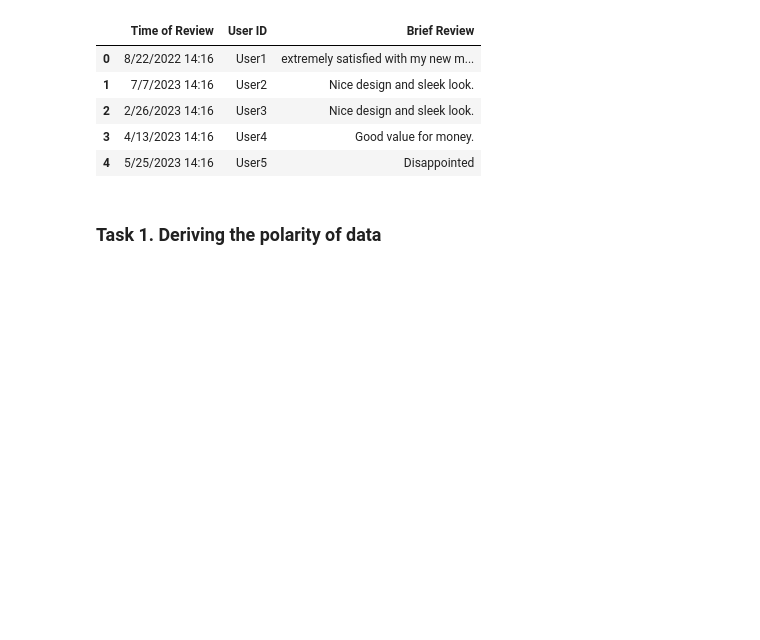
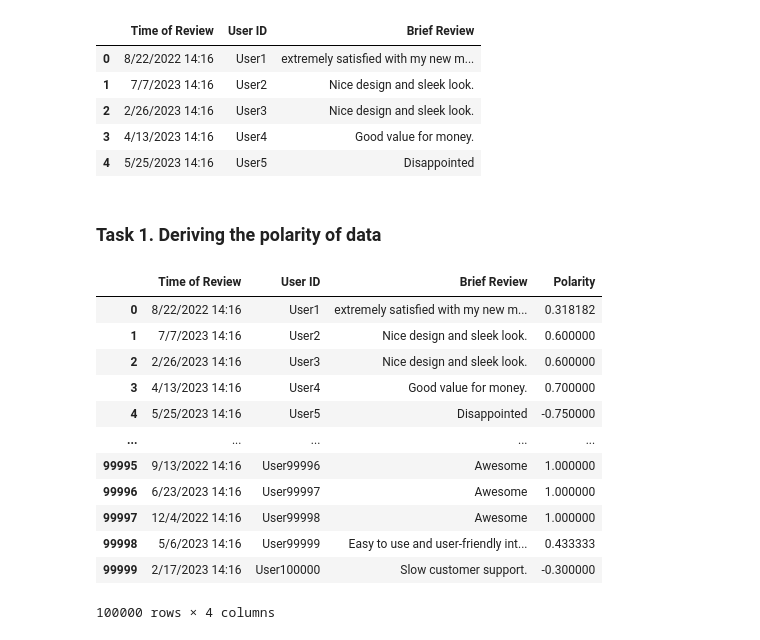
Before and after one commit to pranavsirsufale/sentiment_analysis_full_project, a Jupyter notebook: sentimnet analysis project/sentimentanaly.ipynb, the cells around one changed output. Drawn from its saved outputs; the diff is of its cells as text; code cells hidden in the pictures; blank space fills up the shorter version.

```diff
--- a/sentimnet analysis project/sentimentanaly.ipynb
+++ b/sentimnet analysis project/sentimentanaly.ipynb
@@ -32,22 +32,36 @@ df.head()
 # %% [markdown]
 ### Task 1. Deriving the polarity of data
 # %%
-df['Sentiment'] = [  TextBlob(x).sentiment for x in df['Brief Review']]
-df
+# df['Sentiment'] = [  TextBlob(x).sentiment for x in df['Brief Review']]
+# df
 
 def calculate_polarity(text):
     return TextBlob(text).sentiment.polarity
 
 def calculate_subjectivity(text):
     return TextBlob(text).sentiment.subjectivity
 
 def calculate_polarity_and_subjectivity(text):
     sentiment_and_subjectivity = TextBlob(text).sentiment
     sentiment_and_subjectivity = [sentiment_and_subjectivity.polarity,sentiment_and_subjectivity.subjectivity]
     return sentiment_and_subjectivity
 
-df['Sentiment', 'Subjectivity']= df['Brief Review'].apply(calculate_polarity_and_subjectivity)
+df['Polarity'] = df['Brief Review'].apply(calculate_polarity)
 df
+# %% [output]
+|  | Time of Review | User ID | Brief Review | Polarity |
+| 0 | 8/22/2022 14:16 | User1 | extremely satisfied with my new m... | 0.318182 |
+| 1 | 7/7/2023 14:16 | User2 | Nice design and sleek look. | 0.600000 |
+| 2 | 2/26/2023 14:16 | User3 | Nice design and sleek look. | 0.600000 |
+| 3 | 4/13/2023 14:16 | User4 | Good value for money. | 0.700000 |
+| 4 | 5/25/2023 14:16 | User5 | Disappointed | -0.750000 |
+| ... | ... | ... | ... | ... |
+| 99995 | 9/13/2022 14:16 | User99996 | Awesome | 1.000000 |
+| 99996 | 6/23/2023 14:16 | User99997 | Awesome | 1.000000 |
+| 99997 | 12/4/2022 14:16 | User99998 | Awesome | 1.000000 |
+| 99998 | 5/6/2023 14:16 | User99999 | Easy to use and user-friendly int... | 0.433333 |
+| 99999 | 2/17/2023 14:16 | User100000 | Slow customer support. | -0.300000 |
+100000 rows × 4 columns
 # %%
 def review_type(pol):
     if pol < 0 :
```
Also changed, not shown: parts of 4 cells of this notebook.
